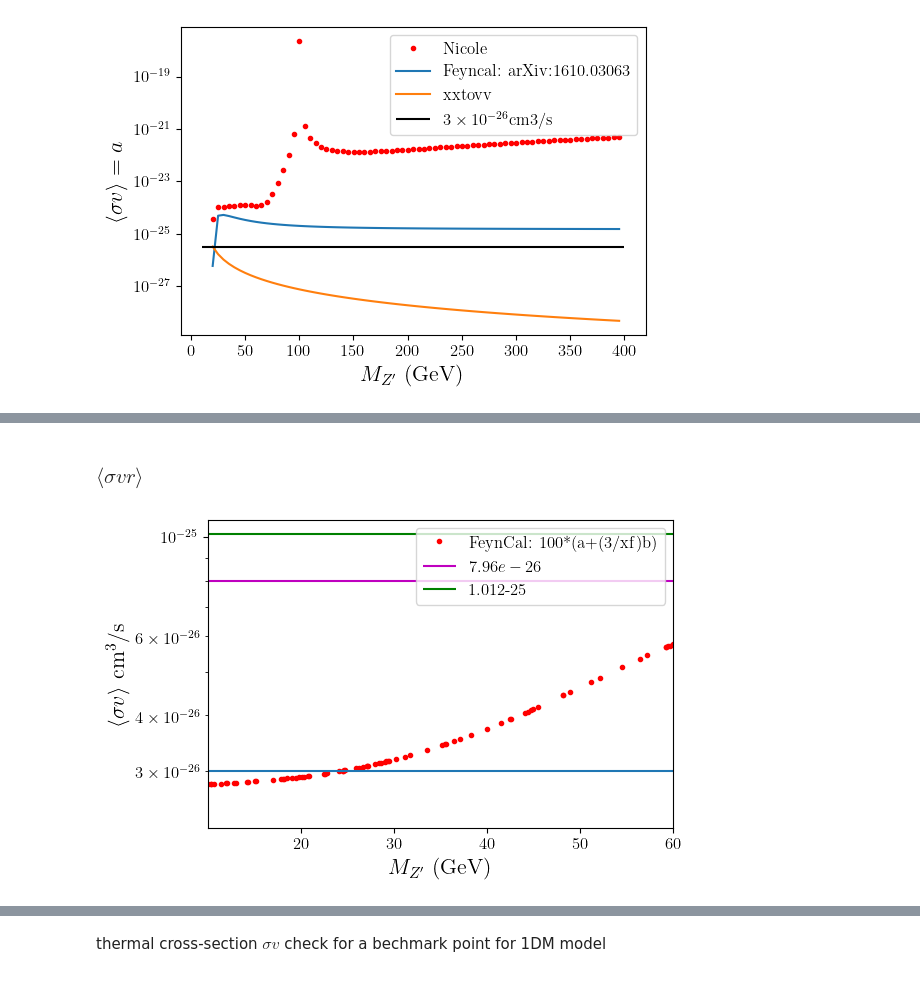
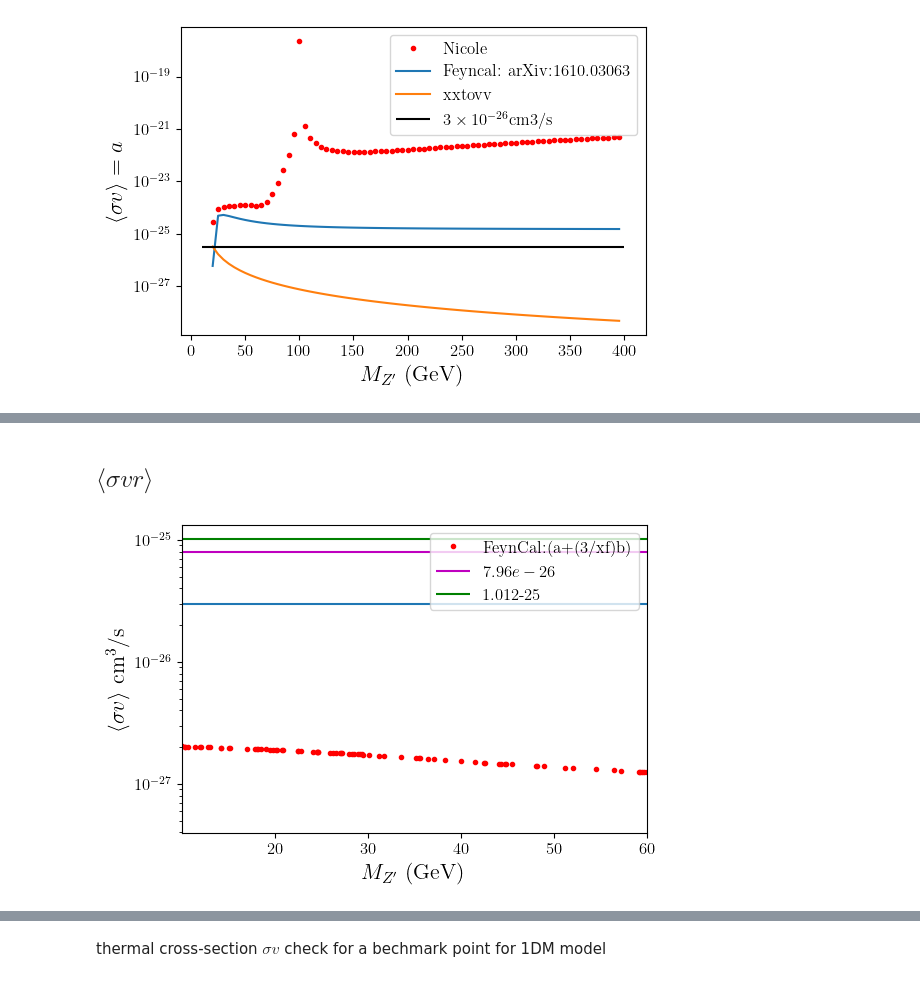
Before and after one commit to davidsuarezr/MDEO, a Jupyter notebook: Benchmark-point-DM-NO-KM.ipynb, the cells around one changed output, grey strips where cells are left out. Cells and saved outputs as stored; diff of their text form; code cells hidden in the pictures.

```diff
--- a/Benchmark-point-DM-NO-KM.ipynb
+++ b/Benchmark-point-DM-NO-KM.ipynb
@@ -261,33 +261,32 @@ def a_coefficient_Fey(g1p, r, M1):
     k = -g1p**4*np.sqrt(1.-r**2)*(1519*r**4-1357*r**2-162)/(16.*np.pi*M1**2*r**2*(r**2-2.)**2)
     return k
 
-#FeynCalc: 1 version
-#def b_coefficient_Fey(g1p, r, M1):
-#    n = -g1p**4*(11605*r**12-71254*r**10+139394*r**8-21299*r**6-216234*r**4+262764*r**2-104976)
-#    d = 192.*np.pi*M1**2*r**4*np.sqrt(1.-r**2)*(r**2-2.)**4
-#    k = n/d
-#    return k
+#FeynCalc: 4 version
+def b_coefficient_Fey(g1p, r, M,Ms):
 
-#FeynCalc: 2 version
-#def b_coefficient_Fey(g1p, r, M,Ms):
-#    n = -27.*g1p**4*np.sqrt(1.-r**2)*(Ms**4*(245.*r**2-162.)+16.*Ms**2*M**2*(162.-325.*r**2)+16*M**4*(1784.*r**2-729.))
-#    d = 8.*np.pi*r**4*(r**2-2.)**4*(Ms**2*M-4*M**3)**2
-#    k = n/d
-#    return k
+    c0 = -21261*Ms**4/4 -9318*Ms**2*M**2 +476610*M**4
+    cm4 = (13122*Ms**4-209952*Ms**2*M**2+944784*M**4)/r**4
+    cm2 = (-162*Ms**4+106272*Ms**2*M**2-894888*M**4)/r**2
+    c2 = (6724*Ms**4-60434*Ms**2*M**2+35737*M**4)*r**2
 
-#FeynCalc: 3 version
-#def b_coefficient_Fey(g1p, r, M,Ms):
-#    n = g1p**4*np.sqrt(1.-r**2)*(Ms**4*(48397*r**6+25638*r**4-79380*r**2+52488)+4*Ms**2*M**2*(85897*r**6-352434*r**4+421200*r**2-209952)-16*M**4*(409838*r**6-661407*r**4+578016*r**2-236196))
-#    d = 96.*np.pi*r**4*(r**2-2.)**4*(Ms**2*M-4.*M**3)**2
-#    k = n/d
-#    return k
+    n = g1p**4*(cm4+cm2+c0+c2 )
 
-#FeynCalc: 3 version
-def b_coefficient_Fey(g1p, r, M,Ms):
-    n = g1p**4*(-21261*Ms**4/4 -9318)
     d = 384.*np.pi*(Ms**2*M-4.*M**3)**2
     k = n/d
     return k
+
+def a_coefficient_sZ(g1p, MZp, Mx, Ms):
+
+    ns=(Ms/Mx)**2
+    nZ=(MZp/Mx)**2
+    QA=1/2
+    Qv=9/2
+    k1=g1p**4*np.sqrt((ns-nZ-4)**2-16*nZ)/(1024*np.pi*Mx**2*(nZ-4)**2*nZ**2*(ns+nZ-4)**2)
+    k2 = (nZ-4)**2*(ns+nZ-4)**2*((ns-nZ-4)**2-16*nZ)
+    k3 = 4.*Qv**2*nZ*(ns**4*nZ-16*ns**3*nZ-2*ns**2*(nZ**3-44*nZ**2+80*nZ-64)+64*ns*(nZ-4)**2*(nZ-1)+(nZ-4)**4*(nZ+8))
+
+    k =k1*(k2+k3)
+    return k
 # %%
 print(a_coefficient_Nicole(0.1, 0.5, 100),a_coefficient_vv(0.1, 0.5, 100),b_coefficient_vv(0.1, 0.5, 100))
 # %% [output]
@@ -343,7 +341,7 @@ for i in range(0,len(xd)):
     xf=26 #WARNING
     RD_Sec = relic_abundance(a_coefficient_Sec(xd.g1p[i],xd.r[i],xd.mChi[i]), 0, xf, xd.mChi[i])
     RD_Ma  = relic_abundance(a_coefficient_Ma(xd.g1p[i],xd.r[i],xd.mChi[i]), 0, xf, xd.mChi[i])
-    RD_Fey = relic_abundance(a_coefficient_Fey(xd.g1p[i],xd.r[i],xd.mChi[i]), 1*b_coefficient_Fey(xd.g1p[i],xd.r[i],xd.mChi[i],Ms), xf, xd.mChi[i])
+    RD_Fey = relic_abundance(a_coefficient_Fey(xd.g1p[i],xd.r[i],xd.mChi[i]), 1.*b_coefficient_Fey(xd.g1p[i],xd.r[i],xd.mChi[i],Ms), xf, xd.mChi[i])
     RD_vv  = relic_abundance(a_coefficient_vv(xd.g1p[i],xd.r[i],xd.mChi[i]), b_coefficient_vv(xd.g1p[i],xd.r[i],xd.mChi[i]), xf, xd.mChi[i])
 
     a_Fey = a_coefficient_Fey(xd.g1p[i],xd.r[i],xd.mChi[i])
@@ -413,5 +386,5 @@ plt.grid()
 # %% [markdown]
-### $\langle \sigma vr\rangle$
+## $\langle \sigma vr\rangle$
 # %%
 v=0.12
 cminvtoGeV=1.98E-14
@@ -422,26 +395,26 @@ secinvtoGeV=6.58E-25
 # %%
 plt.figure(figsize=(6,4))
 
 #(a+v**2*b)
-plt.semilogy(xd.MZp, 100*(rd.a_Fey+1*(3./25.)*rd.b_Fey)*(cminvtoGeV**3/secinvtoGeV),'r.',label='FeynCal: 100*(a+(3/xf)b)')
+plt.semilogy(xd.MZp, (rd.a_Fey+1*(3./25.)*rd.b_Fey)*(cminvtoGeV**3/secinvtoGeV),'r.',label='FeynCal:(a+(3/xf)b)')
 
 plt.hlines(3e-26,10,90,)
 plt.hlines(7.967e-26,10,90,'m',label=r'$7.96e-26$')
 plt.hlines(1.018e-25,10,90,'g',label=r'1.012-25')
 
 plt.xlabel(r'$M_{Z^{\prime}}$ (GeV)',size=16)
 plt.ylabel(r'$\langle \sigma v\rangle$ cm$^3$/s',size=16)
 #plt.title('$M_1=86, M2=500,750, Yc=0.243, v=500, h_2=200$')
 plt.legend()
 #plt.grid()
 
 #plt.ylim(0.11,0.2)
 plt.xlim(xd.MZp.min(), 60)
 
 #plt.savefig('plots/benchmark4.pdf')
 plt.show()
 # %% [output]
-[figure, old version]
+[figure, new version]
 # %%
 plt.figure(figsize=(6,4))
 
```
Also changed, not shown: parts of 10 cells of this notebook, 1 other file.
